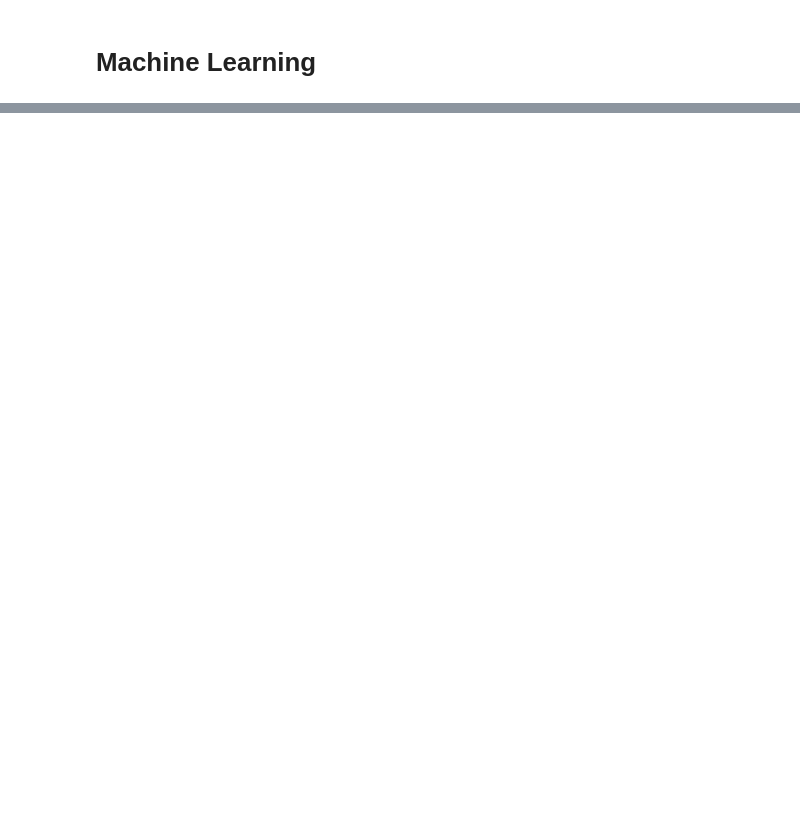
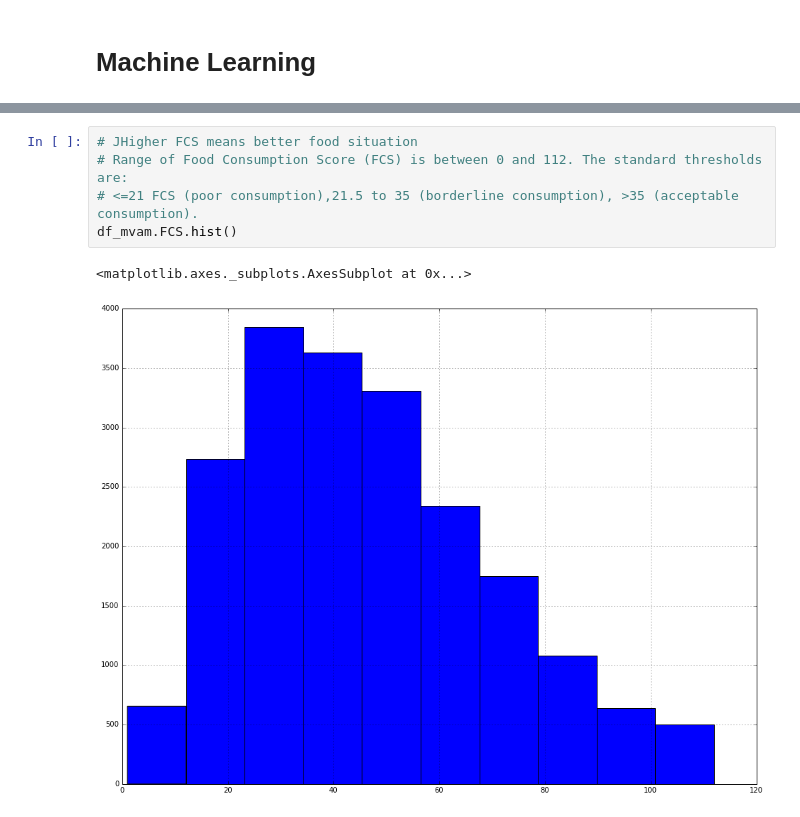
Before and after one commit to dljvandenberg/hackhunger, a Jupyter notebook: code/complete_analysis.ipynb, the cells around one changed output, grey strips where cells are left out. Drawn from its saved outputs; the diff is of its cells as text; blank space fills up the shorter version.

```diff
--- a/code/complete_analysis.ipynb
+++ b/code/complete_analysis.ipynb
@@ -247,0 +275,8 @@ plt.show()
+# %%
+# JHigher FCS means better food situation
+# Range of Food Consumption Score (FCS) is between 0 and 112. The standard thresholds are:
+# <=21 FCS (poor consumption),21.5 to 35 (borderline consumption), >35 (acceptable consumption).
+df_mvam.FCS.hist()
+# %% [output]
+<matplotlib.axes._subplots.AxesSubplot at 0x...>
+[figure, added]
```
Also changed, not shown: parts of 18 cells of this notebook.
